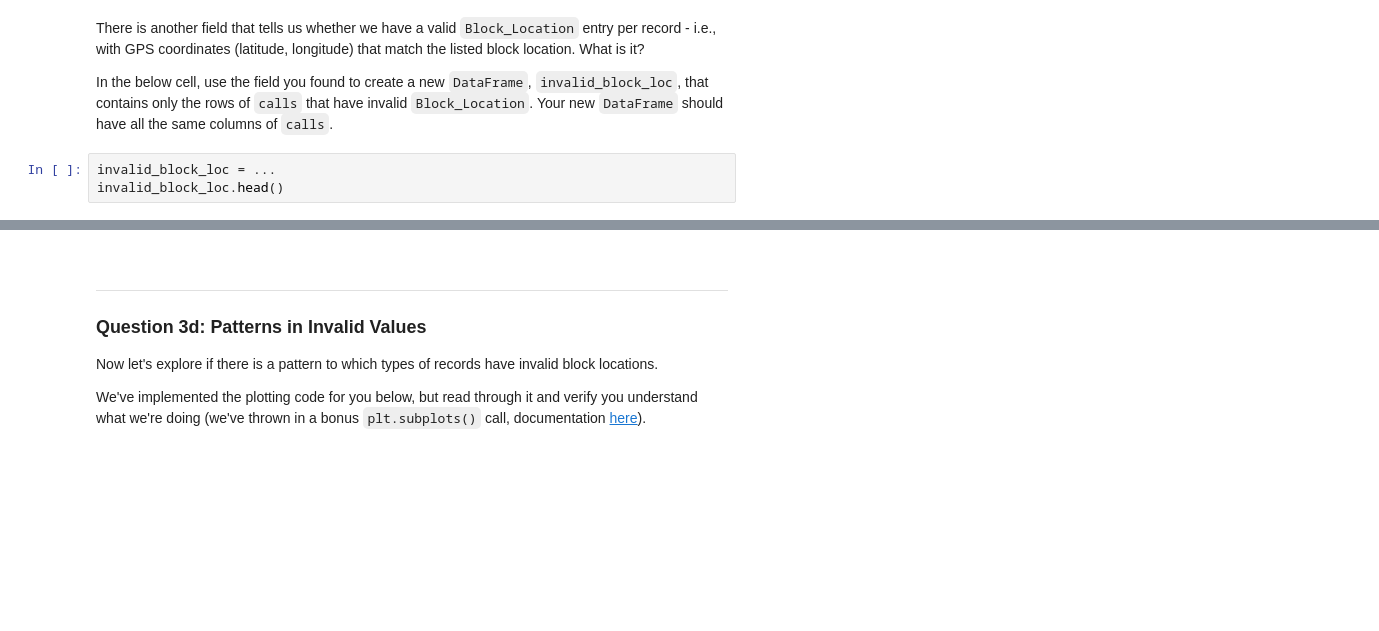
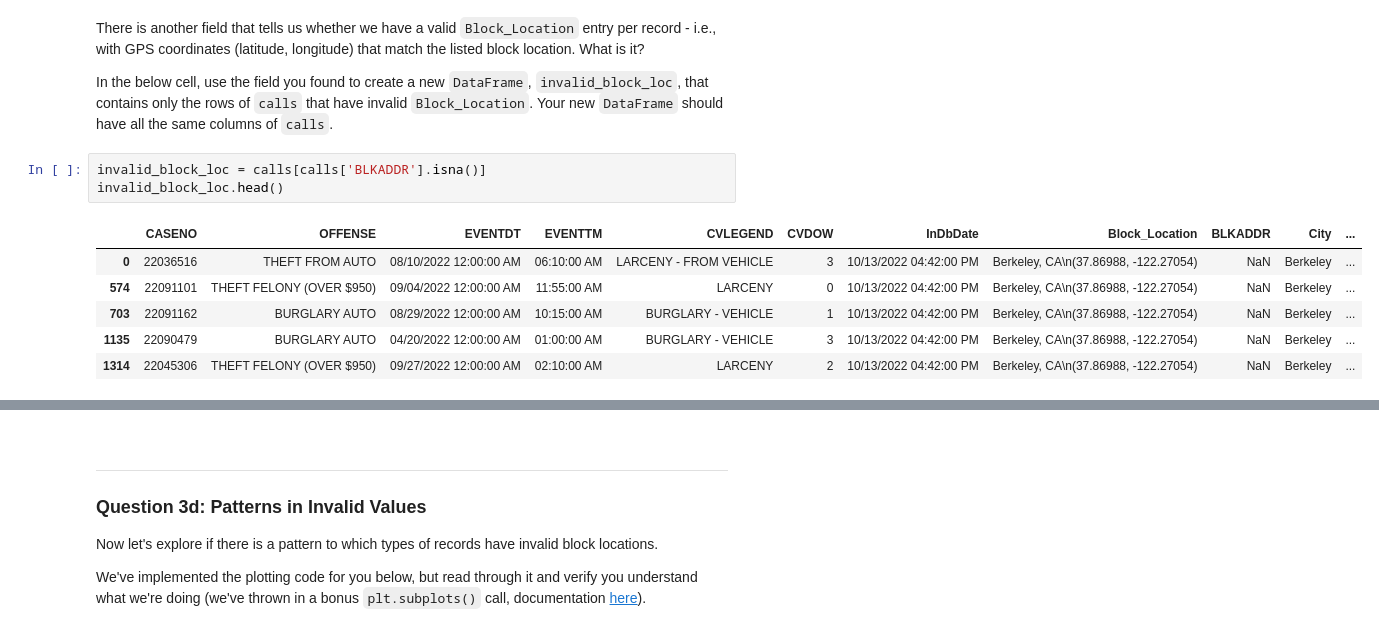
Before and after one commit to ac0033/sp25-student, a Jupyter notebook: lab/lab03/lab03.ipynb, the cells around one changed output, grey strips where cells are left out. Drawn from its saved outputs; the diff is of its cells as text; blank space fills up the shorter version.

```diff
--- a/lab/lab03/lab03.ipynb
+++ b/lab/lab03/lab03.ipynb
@@ -357,7 +519,14 @@ There is another field that tells us whether we have a valid `Block_Location` en
 
 In the below cell, use the field you found to create a new `DataFrame`, `invalid_block_loc`, that contains only the rows of `calls` that have invalid `Block_Location`. Your new `DataFrame` should have all the same columns of `calls`.
 # %%
-invalid_block_loc = ...
+invalid_block_loc = calls[calls['BLKADDR'].isna()]
 invalid_block_loc.head()
+# %% [output]
+|  | CASENO | OFFENSE | EVENTDT | EVENTTM | CVLEGEND | CVDOW | InDbDate | Block_Location | BLKADDR | City | ... |
+| 0 | 22036516 | THEFT FROM AUTO | 08/10/2022 12:00:00 AM | 06:10:00 AM | LARCENY - FROM VEHICLE | 3 | 10/13/2022 04:42:00 PM | Berkeley, CA\n(37.86988, -122.27054) | NaN | Berkeley | ... |
+| 574 | 22091101 | THEFT FELONY (OVER $950) | 09/04/2022 12:00:00 AM | 11:55:00 AM | LARCENY | 0 | 10/13/2022 04:42:00 PM | Berkeley, CA\n(37.86988, -122.27054) | NaN | Berkeley | ... |
+| 703 | 22091162 | BURGLARY AUTO | 08/29/2022 12:00:00 AM | 10:15:00 AM | BURGLARY - VEHICLE | 1 | 10/13/2022 04:42:00 PM | Berkeley, CA\n(37.86988, -122.27054) | NaN | Berkeley | ... |
+| 1135 | 22090479 | BURGLARY AUTO | 04/20/2022 12:00:00 AM | 01:00:00 AM | BURGLARY - VEHICLE | 3 | 10/13/2022 04:42:00 PM | Berkeley, CA\n(37.86988, -122.27054) | NaN | Berkeley | ... |
+| 1314 | 22045306 | THEFT FELONY (OVER $950) | 09/27/2022 12:00:00 AM | 02:10:00 AM | LARCENY | 2 | 10/13/2022 04:42:00 PM | Berkeley, CA\n(37.86988, -122.27054) | NaN | Berkeley | ... |
 # %%
 grader.check("q3c")
```
Also changed, not shown: parts of 42 cells of this notebook, 7 other files.
